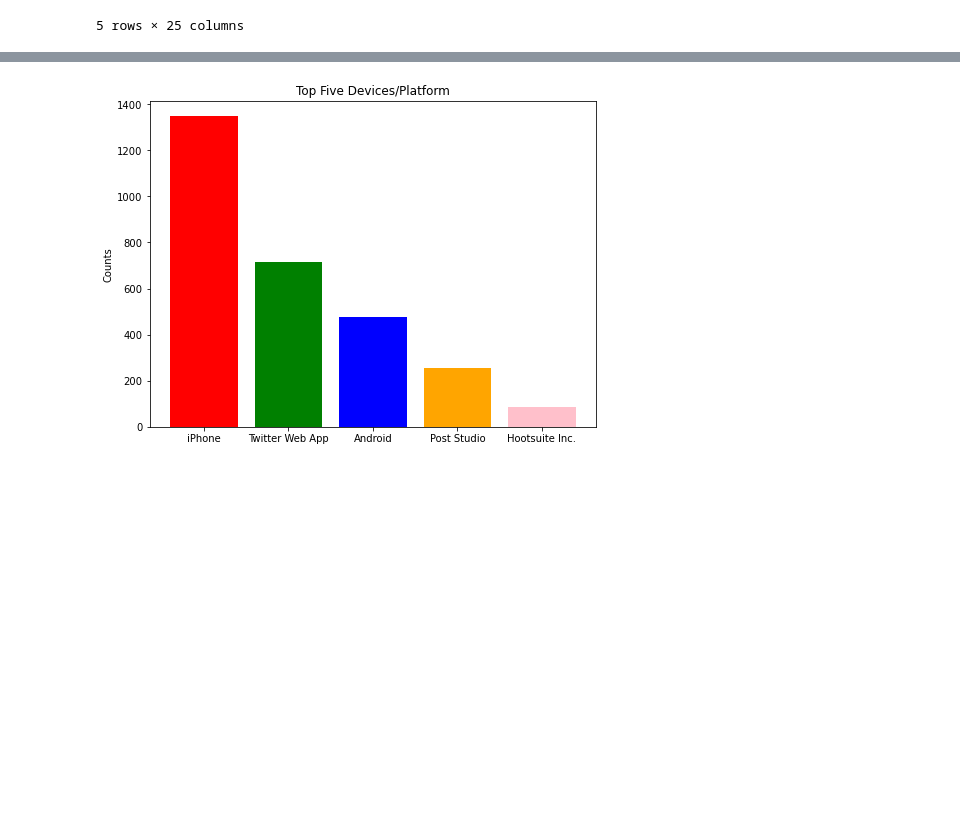
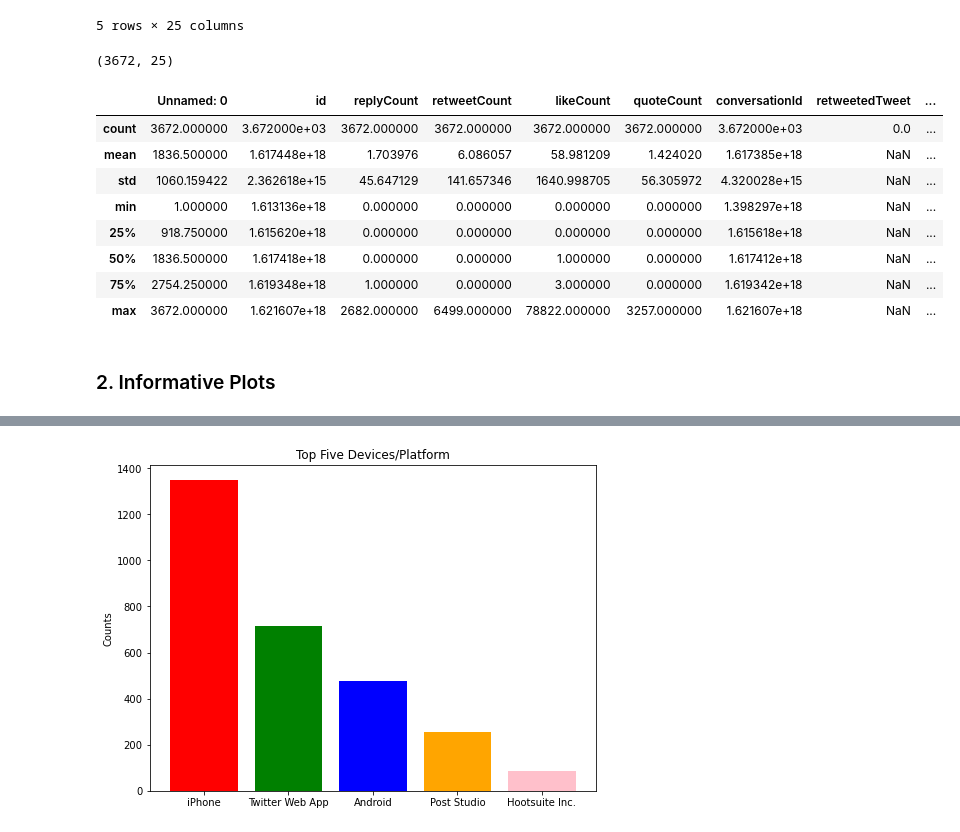
Before and after one commit to Reggie1314/DH140_Final_Test, a Jupyter notebook: Final_Project.ipynb, the cells around one changed output, grey strips where cells are left out. Cells and saved outputs as stored; diff of their text form; code cells hidden in the pictures; blank space fills up the shorter version.

```diff
--- a/Final_Project.ipynb
+++ b/Final_Project.ipynb
@@ -49,3 +85,23 @@ fashion.head()
 | 3 | 4 | snscrape.modules.twitter.Tweet | https://twitter.com/otherlindseyy... | 2023-02-03 19:44:32+00:00 | And as a plus size person, the on... | And as a plus size person, the on... | 1.621596e+18 | 0 | 0 | ... |
 | 4 | 5 | snscrape.modules.twitter.Tweet | https://twitter.com/Miao993306/st... | 2023-02-03 19:30:25+00:00 | The amount of people defending th... | The amount of people defending th... | 1.621592e+18 | 0 | 0 | ... |
 5 rows × 25 columns
+# %%
+# check the dimension of dataset, 3672 rows and 25 columns
+fashion.shape
+# %% [output]
+(3672, 25)
+# %%
+# Output summary statistics about the dataframe.
+fashion.describe()
+# %% [output]
+|  | Unnamed: 0 | id | replyCount | retweetCount | likeCount | quoteCount | conversationId | retweetedTweet | ... |
+| count | 3672.000000 | 3.672000e+03 | 3672.000000 | 3672.000000 | 3672.000000 | 3672.000000 | 3.672000e+03 | 0.0 | ... |
+| mean | 1836.500000 | 1.617448e+18 | 1.703976 | 6.086057 | 58.981209 | 1.424020 | 1.617385e+18 | NaN | ... |
+| std | 1060.159422 | 2.362618e+15 | 45.647129 | 141.657346 | 1640.998705 | 56.305972 | 4.320028e+15 | NaN | ... |
+| min | 1.000000 | 1.613136e+18 | 0.000000 | 0.000000 | 0.000000 | 0.000000 | 1.398297e+18 | NaN | ... |
+| 25% | 918.750000 | 1.615620e+18 | 0.000000 | 0.000000 | 0.000000 | 0.000000 | 1.615618e+18 | NaN | ... |
+| 50% | 1836.500000 | 1.617418e+18 | 0.000000 | 0.000000 | 1.000000 | 0.000000 | 1.617412e+18 | NaN | ... |
+| 75% | 2754.250000 | 1.619348e+18 | 1.000000 | 0.000000 | 3.000000 | 0.000000 | 1.619342e+18 | NaN | ... |
+| max | 3672.000000 | 1.621607e+18 | 2682.000000 | 6499.000000 | 78822.000000 | 3257.000000 | 1.621607e+18 | NaN | ... |
+# %% [markdown]
+### 2. Informative Plots
```
Also changed, not shown: parts of 34 cells of this notebook, 3 other files.
